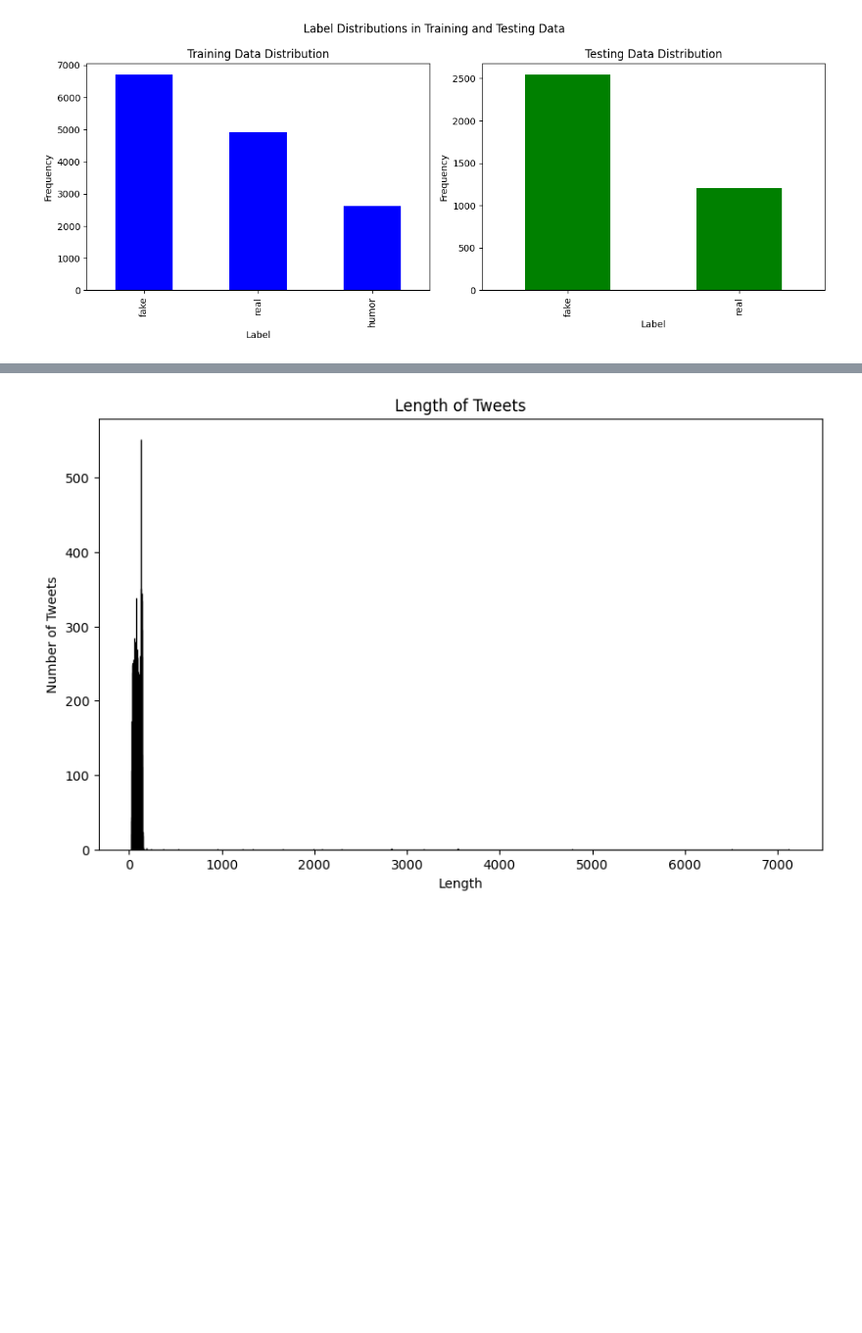
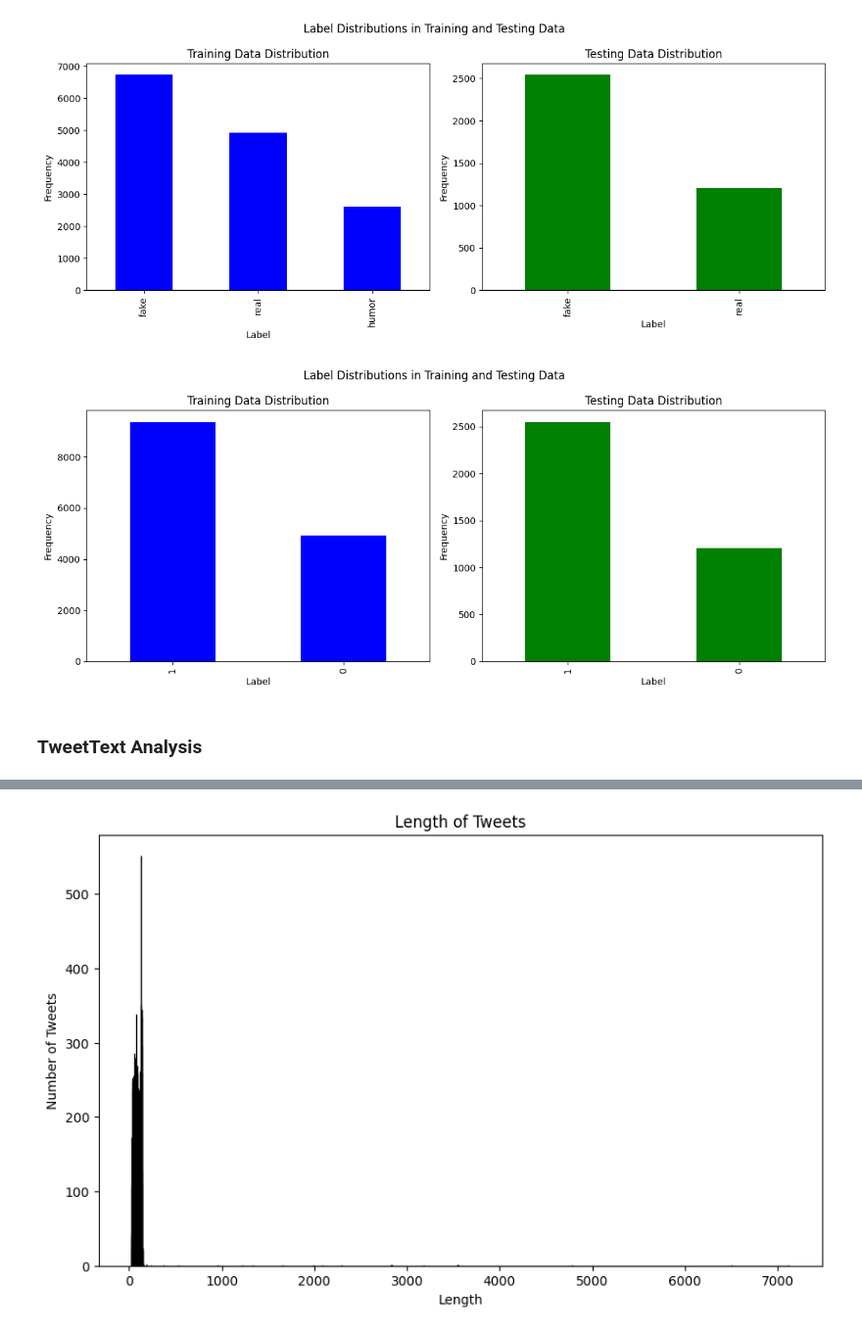
Before and after one commit to JTidbury2/FalseTweetClassifier, a Jupyter notebook: Source_code.ipynb, the cells around one changed output, grey strips where cells are left out. Shown at 98% size. Drawn from its saved outputs; the diff is of its cells as text; code cells hidden in the pictures; blank space fills up the shorter version.

```diff
--- a/Source_code.ipynb
+++ b/Source_code.ipynb
@@ -211,3 +130,28 @@ plt.show()
+# %%
+fig, axes = plt.subplots(nrows=1, ncols=2, figsize=(12, 5))
+
+# Plot Training Data Distribution
+training_data['new_label'].value_counts().plot(kind='bar', ax=axes[0], title='Training Data Distribution', color='blue')
+axes[0].set_xlabel('Label')
+axes[0].set_ylabel('Frequency')
+
+# Plot Testing Data Distribution
+testing_data['new_label'].value_counts().plot(kind='bar', ax=axes[1], title='Testing Data Distribution', color='green')
+axes[1].set_xlabel('Label')
+axes[1].set_ylabel('Frequency')
+
+# Add a title to the figure
+plt.suptitle('Label Distributions in Training and Testing Data')
+
+# Adjust layout
+plt.tight_layout()
+
+# Display the plots
+plt.show()
+# %% [output]
+[figure, added]
+# %% [markdown]
+### TweetText Analysis
 # %%
 training_data["tweetText"].describe()
 # %% [output]
```
Also changed, not shown: parts of 115 cells of this notebook.
